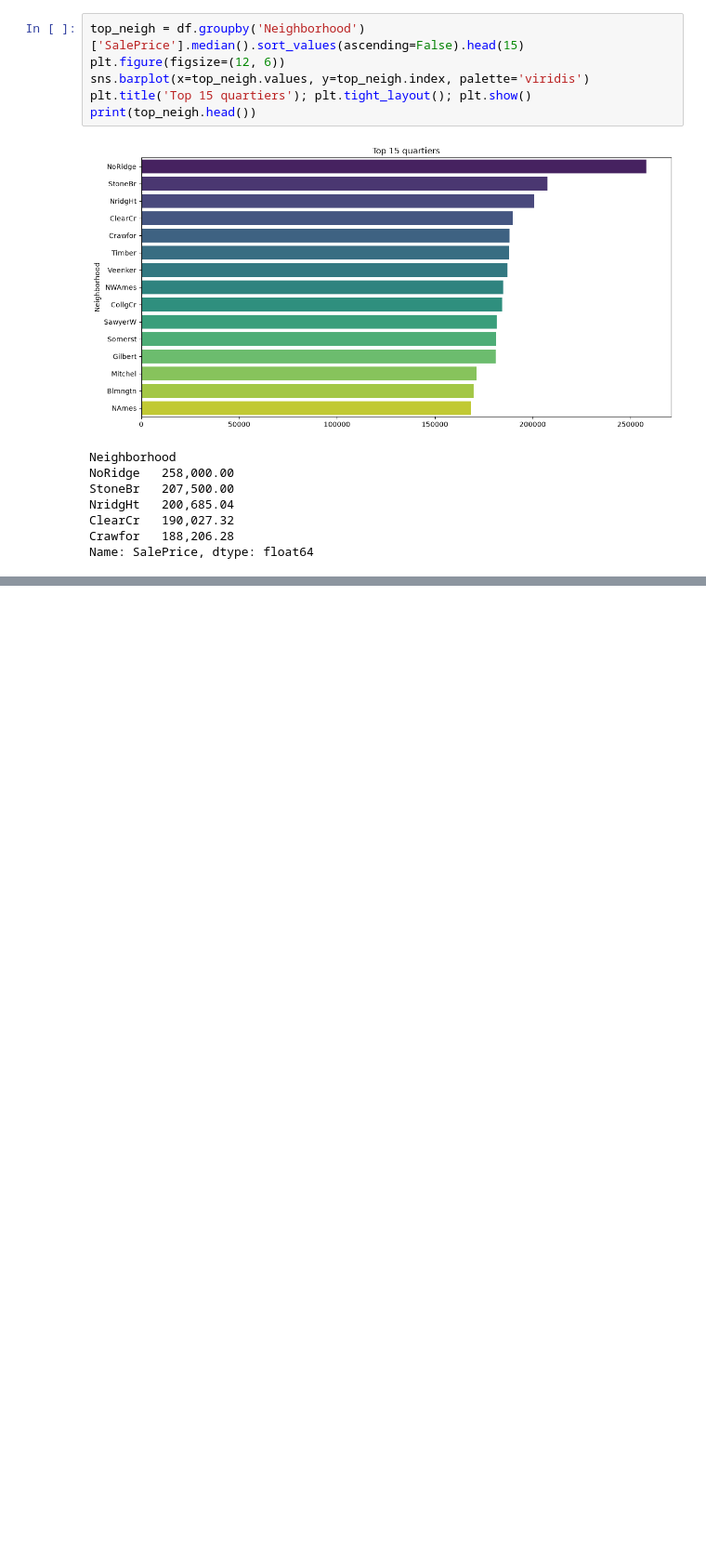
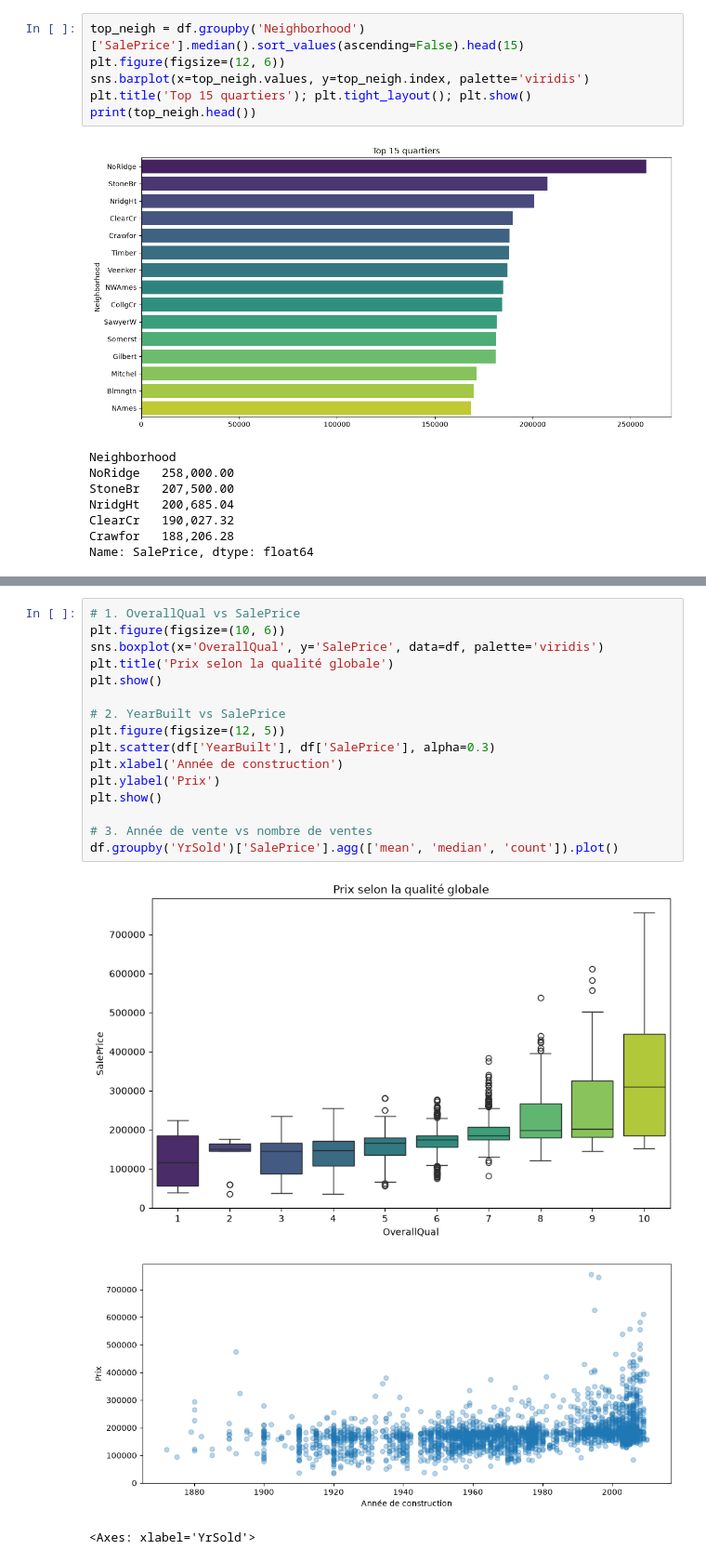
Before and after one commit to yassir-lazreq/Prediction_Prix_Immobilier-, a Jupyter notebook: notebooks/02_eda.ipynb, the cells around one changed output, grey strips where cells are left out. Shown at 93% size. Drawn from its saved outputs; the diff is of its cells as text; blank space fills up the shorter version.

```diff
--- a/notebooks/02_eda.ipynb
+++ b/notebooks/02_eda.ipynb
@@ -93,0 +118,20 @@ Name: SalePrice, dtype: float64
+# %%
+# 1. OverallQual vs SalePrice
+plt.figure(figsize=(10, 6))
+sns.boxplot(x='OverallQual', y='SalePrice', data=df, palette='viridis')
+plt.title('Prix selon la qualité globale')
+plt.show()
+
+# 2. YearBuilt vs SalePrice
+plt.figure(figsize=(12, 5))
+plt.scatter(df['YearBuilt'], df['SalePrice'], alpha=0.3)
+plt.xlabel('Année de construction')
+plt.ylabel('Prix')
+plt.show()
+
+# 3. Année de vente vs nombre de ventes
+df.groupby('YrSold')['SalePrice'].agg(['mean', 'median', 'count']).plot()
+# %% [output]
+[figure, added]
+[figure, added]
+<Axes: xlabel='YrSold'>
```
Also changed, not shown: parts of 8 cells of this notebook, 1 other file.
